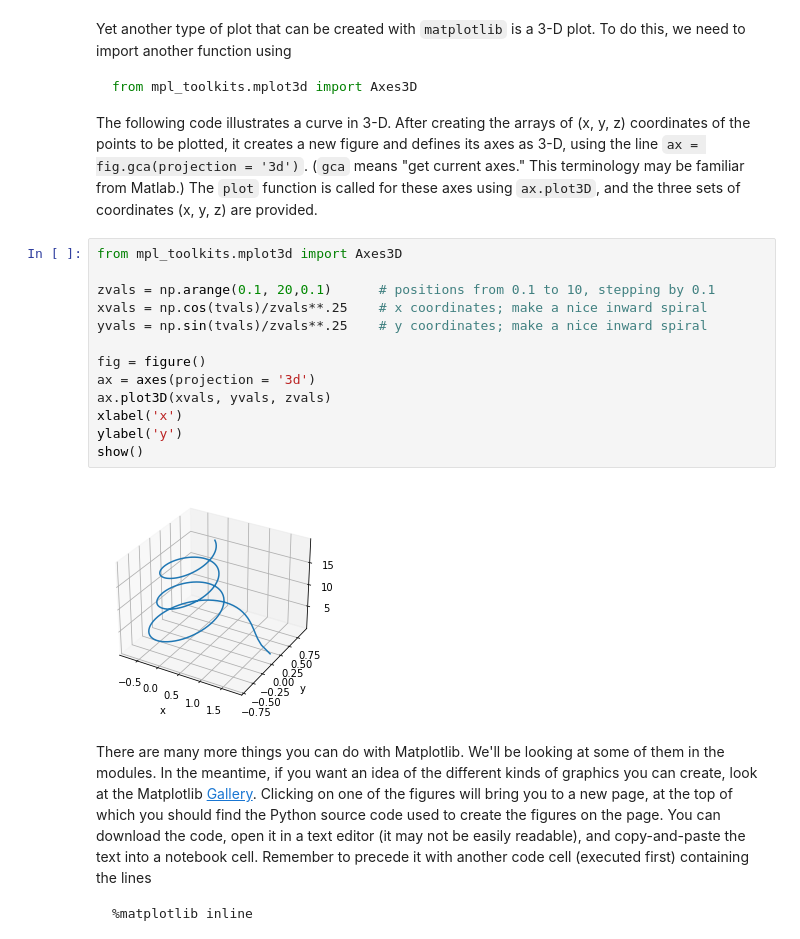
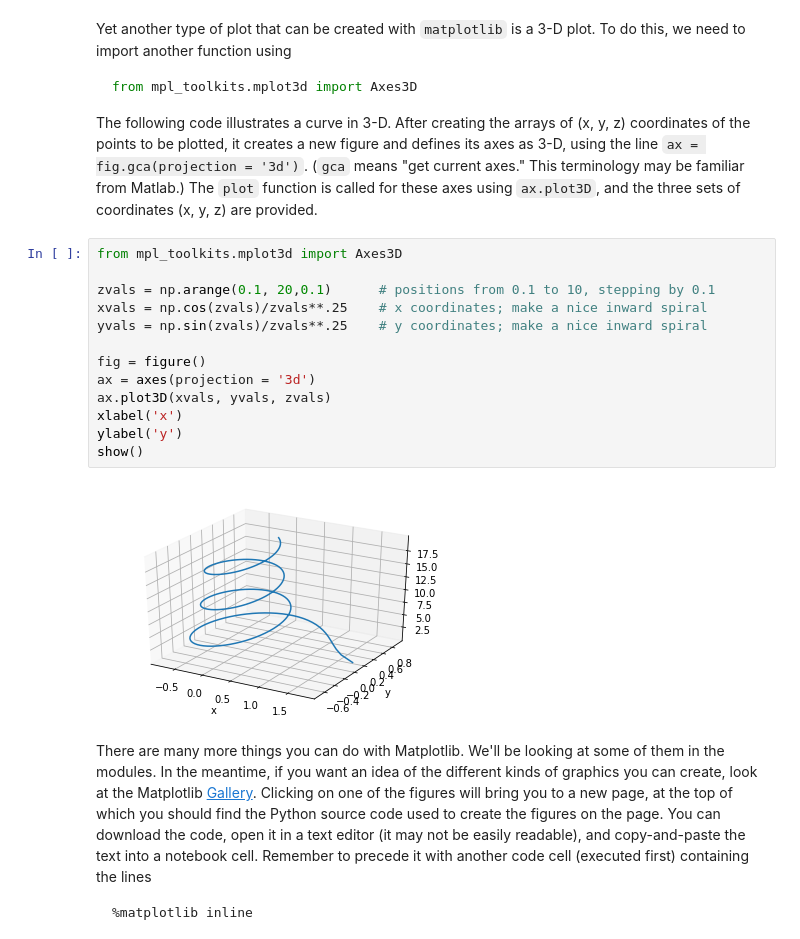
Before and after one commit to BrynMawrCollege/TIDES, a Jupyter notebook: notebooks/Computational_Module-01B-PythonIntro.ipynb, the cells around one changed output. Cells and saved outputs as stored; diff of their text form.

```diff
--- a/notebooks/Computational_Module-01B-PythonIntro.ipynb
+++ b/notebooks/Computational_Module-01B-PythonIntro.ipynb
@@ -1148,18 +1150,18 @@ The following code illustrates a curve in 3-D.  After creating the arrays of (x,
 # %%
 from mpl_toolkits.mplot3d import Axes3D
 
 zvals = np.arange(0.1, 20,0.1)      # positions from 0.1 to 10, stepping by 0.1
-xvals = np.cos(tvals)/zvals**.25    # x coordinates; make a nice inward spiral
-yvals = np.sin(tvals)/zvals**.25    # y coordinates; make a nice inward spiral
+xvals = np.cos(zvals)/zvals**.25    # x coordinates; make a nice inward spiral
+yvals = np.sin(zvals)/zvals**.25    # y coordinates; make a nice inward spiral
 
 fig = figure()
 ax = axes(projection = '3d')
 ax.plot3D(xvals, yvals, zvals)
 xlabel('x')
 ylabel('y')
 show()
 # %% [output]
-[figure, old version]
+[figure, new version]
 # %% [markdown]
 There are many more things you can do with Matplotlib. We'll be looking at some of them in the modules. In the meantime, if you want an idea of the different kinds of graphics you can create, look at the Matplotlib [Gallery](http://matplotlib.org/gallery.html).  Clicking on one of the figures will bring you to a new page, at the top of which you should find the Python source code used to create the figures on the page.  You can download the code, open it in a text editor (it may not be easily readable), and copy-and-paste the text into a notebook cell.  Remember to precede it with another code cell (executed first) containing the lines
 
```
Also changed, not shown: parts of 13 cells of this notebook, 5 other files.
